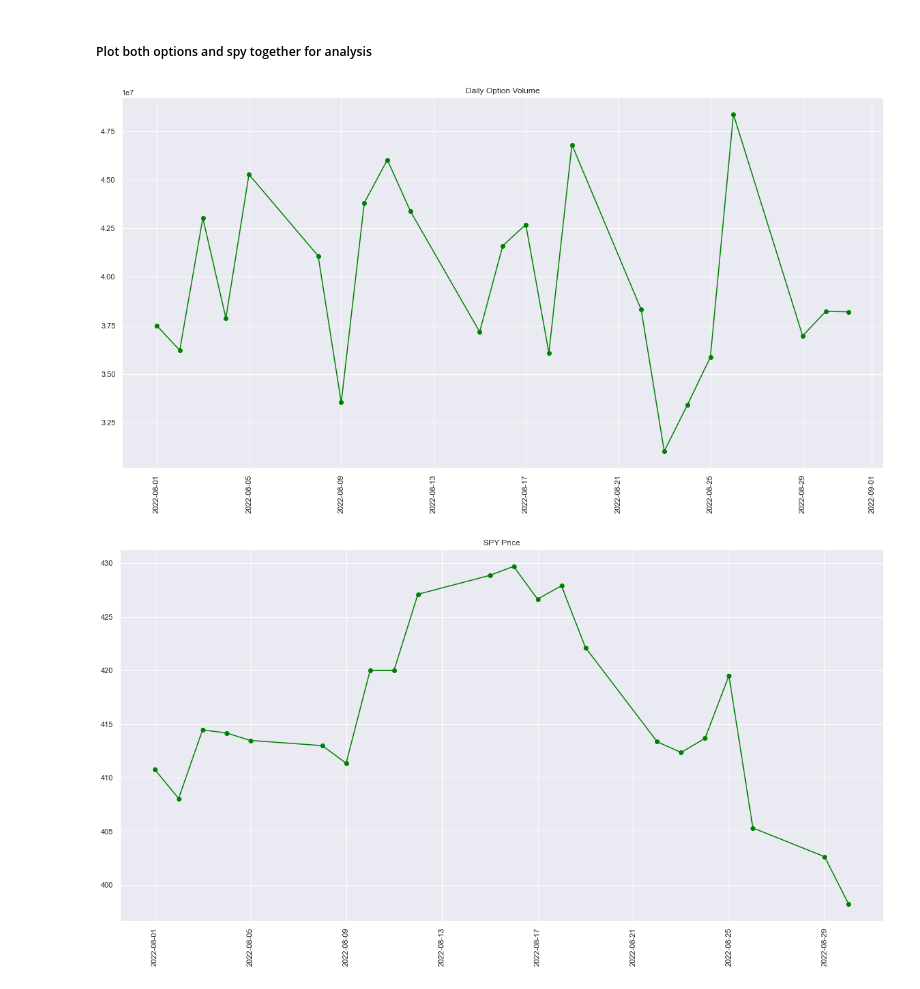
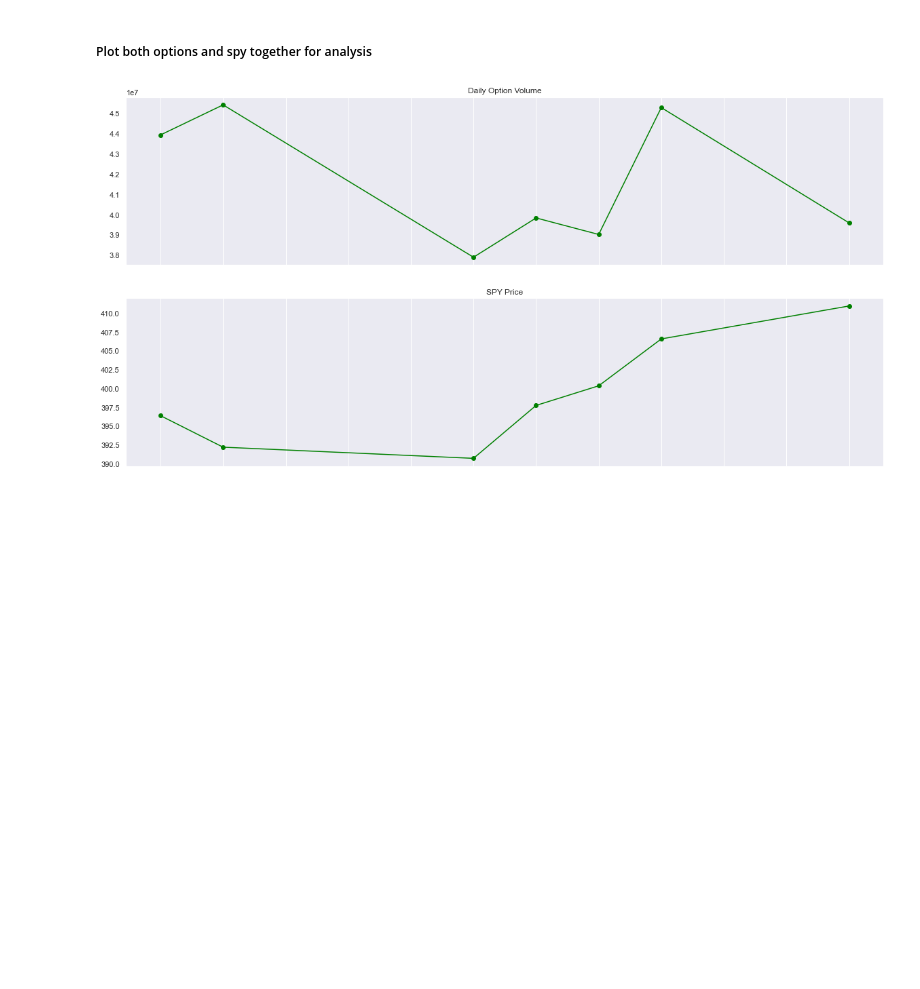
Before and after one commit to praven07/market-analysis, a Jupyter notebook: OptionVolumeToPrice.ipynb, the cells around one changed output. Saved outputs shown, nothing was run; the diff lists cells and outputs as text; code cells hidden in the pictures; blank space fills up the shorter version.

Commit message:
Changed the plotting of the data

```diff
--- a/OptionVolumeToPrice.ipynb
+++ b/OptionVolumeToPrice.ipynb
@@ -19,8 +20,8 @@ plt.rcParams["figure.figsize"] = (20,10)
 # %% [markdown]
 ##### The timeframe for the analysis
 # %%
-startDate = "2022-08-01"
-endDate = "2022-08-31"
+startDate = "2022-09-01"
+endDate = "2022-09-13"
 # %% [markdown]
 ##### Fetch SPY data.
 # %%
@@ -90,16 +73,27 @@ daily_options_volume
 # %% [markdown]
 ##### Plot both options and spy together for analysis
 # %%
-plt.xticks(rotation='vertical')
+figure, axis = plt.subplots(2, 1)
 
-plt.title("Daily Option Volume")
-plt.plot(daily_options_volume.index, daily_options_volume["OCCTotal"], marker = 'o', color='green')
+dloc = DayLocator()
+
+# Option daily volume plot
+oax = axis[0]
+oax.set_title("Daily Option Volume")
+oax.plot(daily_options_volume.index, daily_options_volume["OCCTotal"], marker = 'o', color='green')
+oax.xaxis.set_major_locator(dloc)
+oax.grid(which='major', axis='y')
+oax.set_xticklabels("")
+
+
+# SPY plot
+sax = axis[1]
+sax.set_title("SPY Price")
+sax.plot(spy.index, spy["Close"], marker = 'o', color='green')
+sax.xaxis.set_major_locator(dloc)
+sax.grid(which='major', axis='y')
+sax.set_xticklabels("")
+
 plt.show()
-
-plt.title("SPY Price")
-plt.xticks(rotation='vertical')
-plt.plot(spy.index, spy["Close"], marker = 'o', color='green')
-plt.show()
 # %% [output]
-[figure, old version]
+[figure, new version]
-[figure, removed]
```
Also changed, not shown: parts of 3 cells of this notebook.
